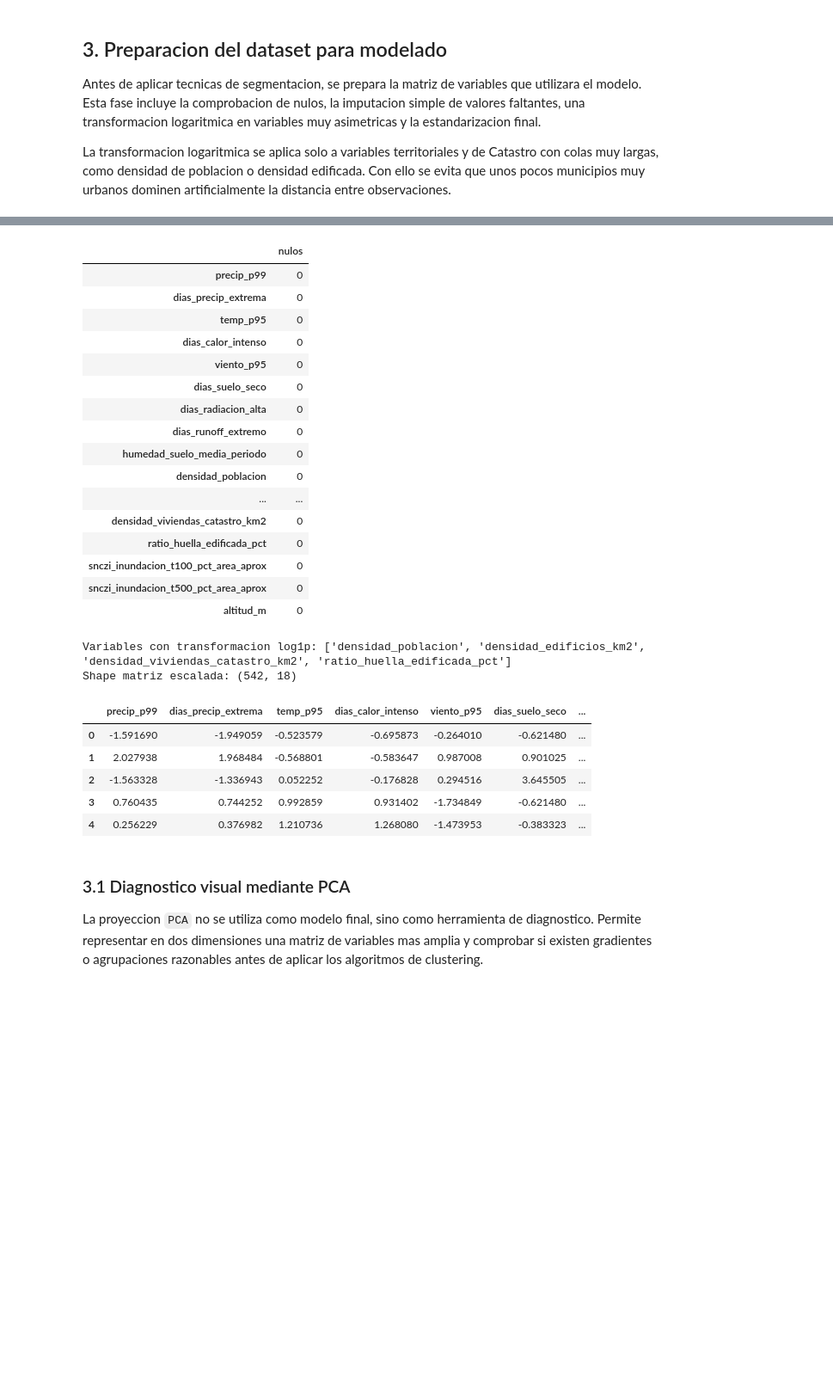
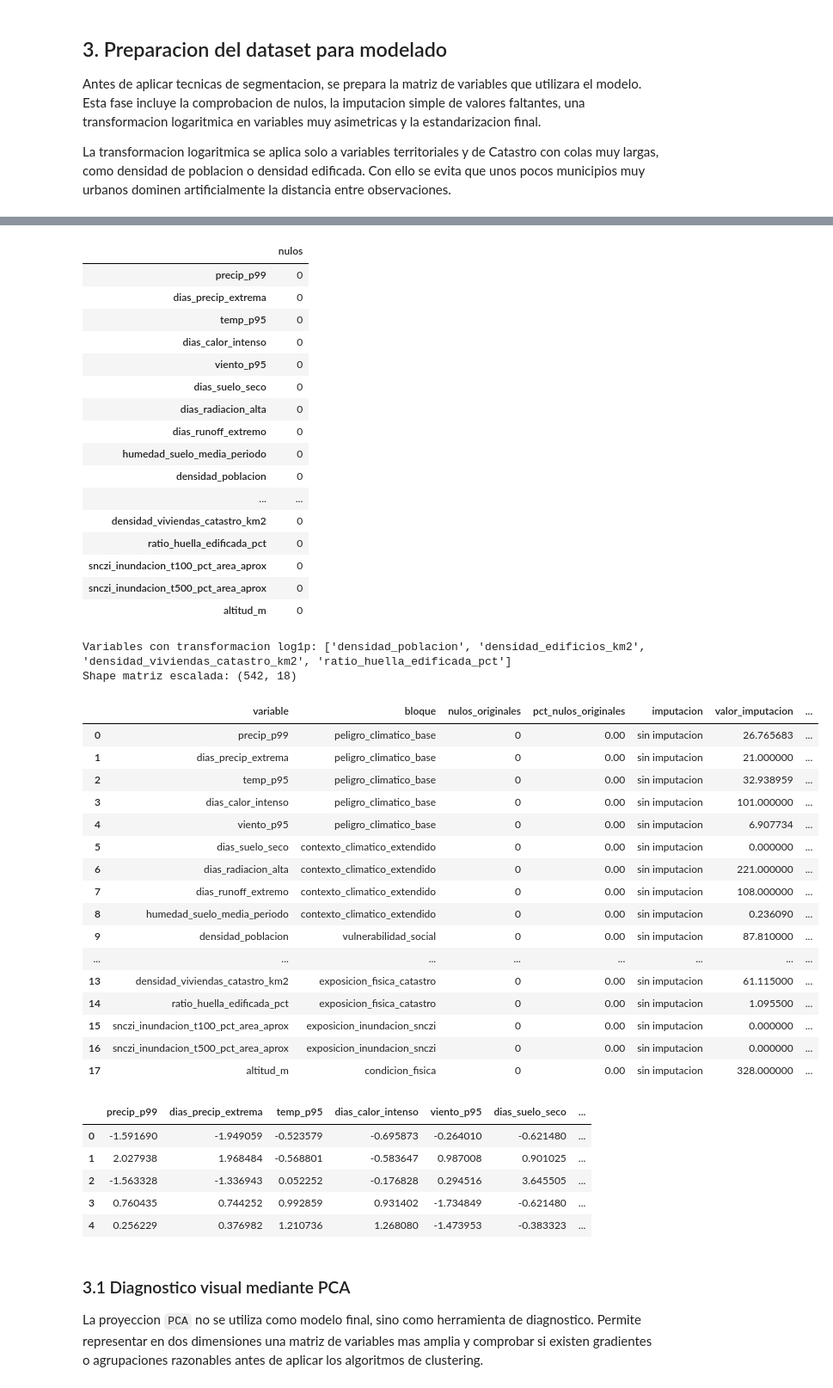
Before and after one commit to gonzalolarriba/modelo-geoespacial-riesgo-climatico, a Jupyter notebook: notebooks/notebook_4_modelado_segmentacion.ipynb, the cells around one changed output, grey strips where cells are left out. Shown at 86% size. Saved outputs shown, nothing was run; the diff lists cells and outputs as text; code cells hidden in the pictures; blank space fills up the shorter version.

Commit message:
docs(modelado): export model traceability artifacts

```diff
--- a/notebooks/notebook_4_modelado_segmentacion.ipynb
+++ b/notebooks/notebook_4_modelado_segmentacion.ipynb
@@ -408,39 +410,77 @@ for col in log_transform_cols:
 
 scaler = StandardScaler()
 X_scaled = scaler.fit_transform(X_model)
 X_scaled = pd.DataFrame(X_scaled, columns=model_features, index=df_mun.index)
 
+preprocessing_audit = []
+for col in model_features:
+    raw_series = pd.to_numeric(X_raw[col], errors="coerce")
+    preprocessing_audit.append(
+        {
+            "variable": col,
+            "bloque": feature_catalog.loc[feature_catalog["variable"] == col, "bloque"].iloc[0],
+            "nulos_originales": int(raw_series.isna().sum()),
+            "pct_nulos_originales": round(raw_series.isna().mean() * 100, 2),
+            "imputacion": "mediana municipal" if raw_series.isna().any() else "sin imputacion",
+            "valor_imputacion": round(float(X_raw[col].median(skipna=True)), 6),
+            "transformacion": "log1p tras imputacion" if col in log_transform_cols else "sin transformacion logaritmica",
+            "media_tras_preprocesado": round(float(X_model[col].mean()), 6),
+            "std_tras_preprocesado": round(float(X_model[col].std()), 6),
+        }
+    )
+
+preprocessing_audit = pd.DataFrame(preprocessing_audit)
+preprocessing_audit.to_csv(MODEL_OUT / "model_preprocessing_audit.csv", index=False)
+
 print("Variables con transformacion log1p:", log_transform_cols)
 print("Shape matriz escalada:", X_scaled.shape)
+display(preprocessing_audit)
 display(X_scaled.head())
 # %% [output]
 Shape matriz original: (542, 18)
 Nulos por variable:
 |  | nulos |
 | precip_p99 | 0 |
 | dias_precip_extrema | 0 |
 | temp_p95 | 0 |
 | dias_calor_intenso | 0 |
 | viento_p95 | 0 |
 | dias_suelo_seco | 0 |
 | dias_radiacion_alta | 0 |
 | dias_runoff_extremo | 0 |
 | humedad_suelo_media_periodo | 0 |
 | densidad_poblacion | 0 |
 | ... | ... |
 | densidad_viviendas_catastro_km2 | 0 |
 | ratio_huella_edificada_pct | 0 |
 | snczi_inundacion_t100_pct_area_aprox | 0 |
 | snczi_inundacion_t500_pct_area_aprox | 0 |
 | altitud_m | 0 |
 Variables con transformacion log1p: ['densidad_poblacion', 'densidad_edificios_km2', 'densidad_viviendas_catastro_km2', 'ratio_huella_edificada_pct']
 Shape matriz escalada: (542, 18)
-|  | precip_p99 | dias_precip_extrema | temp_p95 | dias_calor_intenso | viento_p95 | dias_suelo_seco | ... |
-| 0 | -1.591690 | -1.949059 | -0.523579 | -0.695873 | -0.264010 | -0.621480 | ... |
-| 1 | 2.027938 | 1.968484 | -0.568801 | -0.583647 | 0.987008 | 0.901025 | ... |
-| 2 | -1.563328 | -1.336943 | 0.052252 | -0.176828 | 0.294516 | 3.645505 | ... |
-| 3 | 0.760435 | 0.744252 | 0.992859 | 0.931402 | -1.734849 | -0.621480 | ... |
-| 4 | 0.256229 | 0.376982 | 1.210736 | 1.268080 | -1.473953 | -0.383323 | ... |
+|  | variable | bloque | nulos_originales | pct_nulos_originales | imputacion | valor_imputacion | ... |
+| 0 | precip_p99 | peligro_climatico_base | 0 | 0.00 | sin imputacion | 26.765683 | ... |
+| 1 | dias_precip_extrema | peligro_climatico_base | 0 | 0.00 | sin imputacion | 21.000000 | ... |
+| 2 | temp_p95 | peligro_climatico_base | 0 | 0.00 | sin imputacion | 32.938959 | ... |
+| 3 | dias_calor_intenso | peligro_climatico_base | 0 | 0.00 | sin imputacion | 101.000000 | ... |
+| 4 | viento_p95 | peligro_climatico_base | 0 | 0.00 | sin imputacion | 6.907734 | ... |
+| 5 | dias_suelo_seco | contexto_climatico_extendido | 0 | 0.00 | sin imputacion | 0.000000 | ... |
+| 6 | dias_radiacion_alta | contexto_climatico_extendido | 0 | 0.00 | sin imputacion | 221.000000 | ... |
+| 7 | dias_runoff_extremo | contexto_climatico_extendido | 0 | 0.00 | sin imputacion | 108.000000 | ... |
+| 8 | humedad_suelo_media_periodo | contexto_climatico_extendido | 0 | 0.00 | sin imputacion | 0.236090 | ... |
+| 9 | densidad_poblacion | vulnerabilidad_social | 0 | 0.00 | sin imputacion | 87.810000 | ... |
+| ... | ... | ... | ... | ... | ... | ... | ... |
+| 13 | densidad_viviendas_catastro_km2 | exposicion_fisica_catastro | 0 | 0.00 | sin imputacion | 61.115000 | ... |
+| 14 | ratio_huella_edificada_pct | exposicion_fisica_catastro | 0 | 0.00 | sin imputacion | 1.095500 | ... |
+| 15 | snczi_inundacion_t100_pct_area_aprox | exposicion_inundacion_snczi | 0 | 0.00 | sin imputacion | 0.000000 | ... |
+| 16 | snczi_inundacion_t500_pct_area_aprox | exposicion_inundacion_snczi | 0 | 0.00 | sin imputacion | 0.000000 | ... |
+| 17 | altitud_m | condicion_fisica | 0 | 0.00 | sin imputacion | 328.000000 | ... |
+|  | precip_p99 | dias_precip_extrema | temp_p95 | dias_calor_intenso | viento_p95 | dias_suelo_seco | ... |
+| 0 | -1.591690 | -1.949059 | -0.523579 | -0.695873 | -0.264010 | -0.621480 | ... |
+| 1 | 2.027938 | 1.968484 | -0.568801 | -0.583647 | 0.987008 | 0.901025 | ... |
+| 2 | -1.563328 | -1.336943 | 0.052252 | -0.176828 | 0.294516 | 3.645505 | ... |
+| 3 | 0.760435 | 0.744252 | 0.992859 | 0.931402 | -1.734849 | -0.621480 | ... |
+| 4 | 0.256229 | 0.376982 | 1.210736 | 1.268080 | -1.473953 | -0.383323 | ... |
 # %% [markdown]
 ### 3.1 Diagnostico visual mediante PCA
 
```
Also changed, not shown: parts of 3 cells of this notebook, 2 other files.
